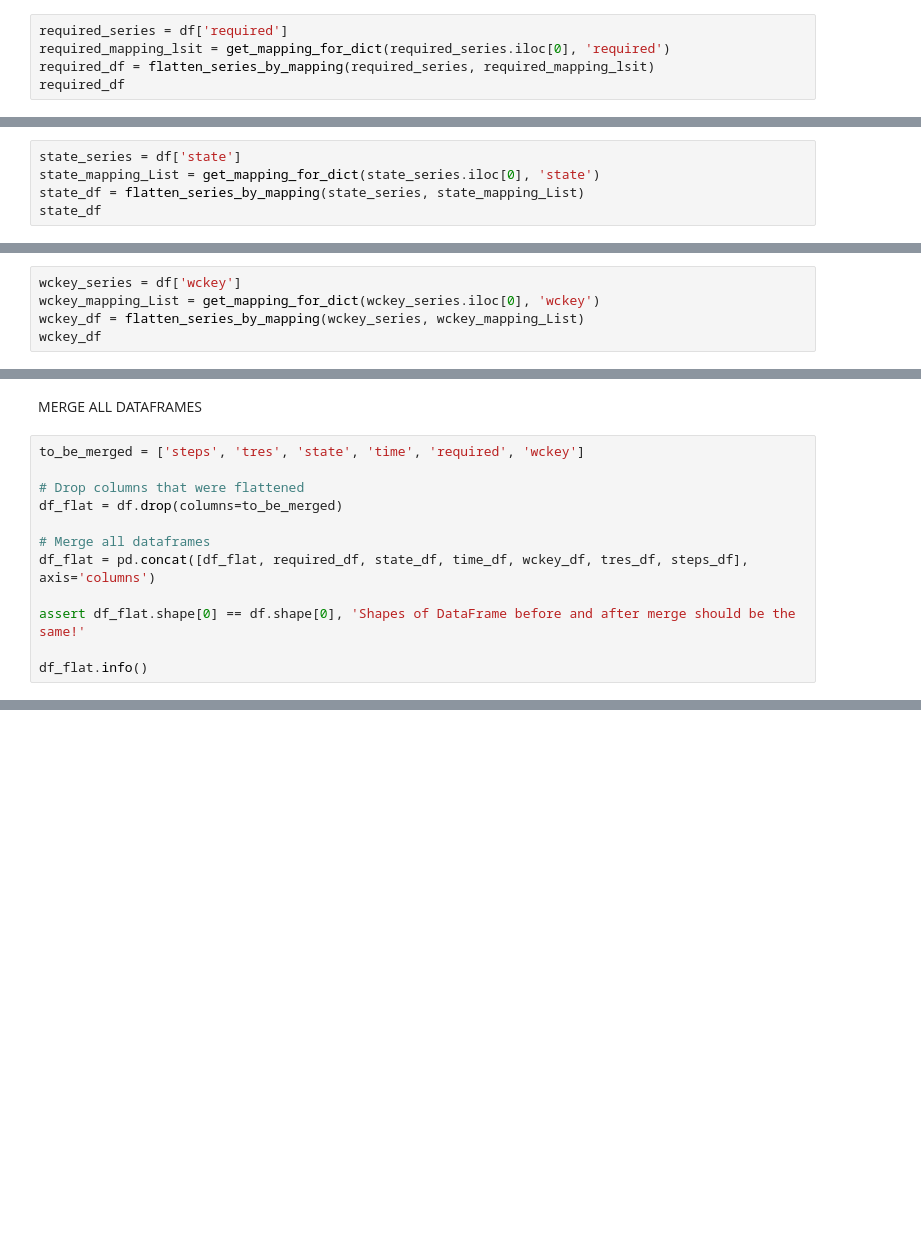
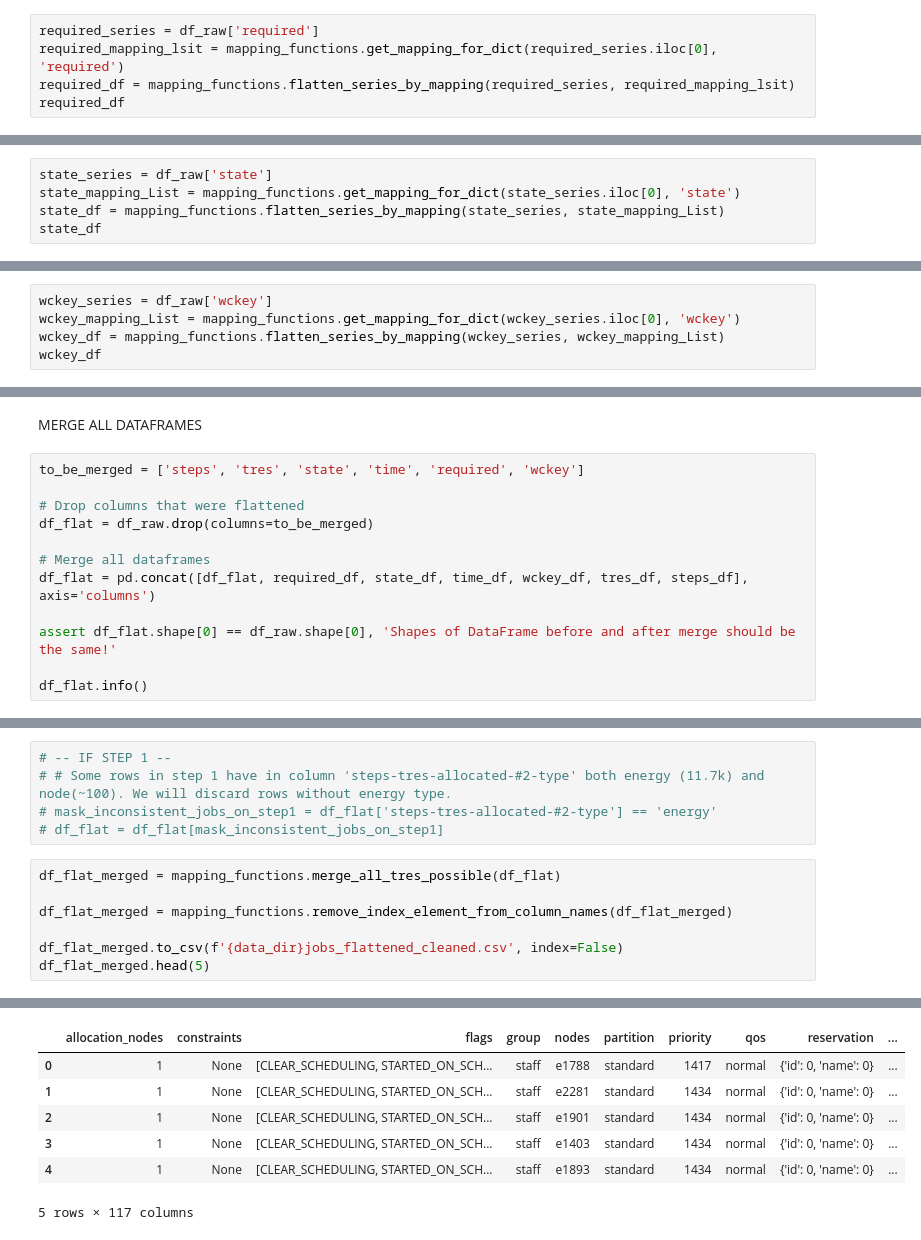
Before and after one commit to admire-eurohpc/AnomalyDetection, a Jupyter notebook: notebooks/transform.ipynb, the cells around one changed output, grey strips where cells are left out. Drawn from its saved outputs; the diff is of its cells as text; blank space fills up the shorter version.

```diff
--- a/notebooks/transform.ipynb
+++ b/notebooks/transform.ipynb
@@ -142,9 +190,9 @@ time_df
 # %% [markdown]
 Transform required
 # %%
-required_series = df['required']
-required_mapping_lsit = get_mapping_for_dict(required_series.iloc[0], 'required')
-required_df = flatten_series_by_mapping(required_series, required_mapping_lsit)
+required_series = df_raw['required']
+required_mapping_lsit = mapping_functions.get_mapping_for_dict(required_series.iloc[0], 'required')
+required_df = mapping_functions.flatten_series_by_mapping(required_series, required_mapping_lsit)
 required_df
 # %% [output]
 |  | required-CPUs | required-memory |
@@ -163,9 +211,9 @@ required_df
 # %% [markdown]
 Transform state
 # %%
-state_series = df['state']
-state_mapping_List = get_mapping_for_dict(state_series.iloc[0], 'state')
-state_df = flatten_series_by_mapping(state_series, state_mapping_List)
+state_series = df_raw['state']
+state_mapping_List = mapping_functions.get_mapping_for_dict(state_series.iloc[0], 'state')
+state_df = mapping_functions.flatten_series_by_mapping(state_series, state_mapping_List)
 state_df
 # %% [output]
 |  | state-current | state-reason |
@@ -184,9 +232,9 @@ state_df
 # %% [markdown]
 Transform wckey
 # %%
-wckey_series = df['wckey']
-wckey_mapping_List = get_mapping_for_dict(wckey_series.iloc[0], 'wckey')
-wckey_df = flatten_series_by_mapping(wckey_series, wckey_mapping_List)
+wckey_series = df_raw['wckey']
+wckey_mapping_List = mapping_functions.get_mapping_for_dict(wckey_series.iloc[0], 'wckey')
+wckey_df = mapping_functions.flatten_series_by_mapping(wckey_series, wckey_mapping_List)
 wckey_df
 # %% [output]
 |  | wckey-wckey | wckey-flags |
@@ -208,12 +256,12 @@ MERGE ALL DATAFRAMES
 to_be_merged = ['steps', 'tres', 'state', 'time', 'required', 'wckey']
 
 # Drop columns that were flattened
-df_flat = df.drop(columns=to_be_merged)
+df_flat = df_raw.drop(columns=to_be_merged)
 
 # Merge all dataframes
 df_flat = pd.concat([df_flat, required_df, state_df, time_df, wckey_df, tres_df, steps_df], axis='columns')
 
-assert df_flat.shape[0] == df.shape[0], 'Shapes of DataFrame before and after merge should be the same!'
+assert df_flat.shape[0] == df_raw.shape[0], 'Shapes of DataFrame before and after merge should be the same!'
 
 df_flat.info()
 # %% [output]
@@ -338,0 +275,13 @@ Colpath does not exist! : tres-requested-#5-type
+# %%
+# -- IF STEP 1 --
+# # Some rows in step 1 have in column 'steps-tres-allocated-#2-type' both energy (11.7k) and node(~100). We will discard rows without energy type.
+# mask_inconsistent_jobs_on_step1 = df_flat['steps-tres-allocated-#2-type'] == 'energy'
+# df_flat = df_flat[mask_inconsistent_jobs_on_step1]
+# %%
+df_flat_merged = mapping_functions.merge_all_tres_possible(df_flat)
+
+df_flat_merged = mapping_functions.remove_index_element_from_column_names(df_flat_merged)
+
+df_flat_merged.to_csv(f'{data_dir}jobs_flattened_cleaned.csv', index=False)
+df_flat_merged.head(5)
+# %% [output]
@@ -338,0 +305,7 @@ Colpath does not exist! : tres-requested-#5-type
+|  | allocation_nodes | constraints | flags | group | nodes | partition | priority | qos | reservation | ... |
+| 0 | 1 | None | [CLEAR_SCHEDULING, STARTED_ON_SCH... | staff | e1788 | standard | 1417 | normal | {'id': 0, 'name': 0} | ... |
+| 1 | 1 | None | [CLEAR_SCHEDULING, STARTED_ON_SCH... | staff | e2281 | standard | 1434 | normal | {'id': 0, 'name': 0} | ... |
+| 2 | 1 | None | [CLEAR_SCHEDULING, STARTED_ON_SCH... | staff | e1901 | standard | 1434 | normal | {'id': 0, 'name': 0} | ... |
+| 3 | 1 | None | [CLEAR_SCHEDULING, STARTED_ON_SCH... | staff | e1403 | standard | 1434 | normal | {'id': 0, 'name': 0} | ... |
+| 4 | 1 | None | [CLEAR_SCHEDULING, STARTED_ON_SCH... | staff | e1893 | standard | 1434 | normal | {'id': 0, 'name': 0} | ... |
+5 rows × 117 columns
```
Also changed, not shown: parts of 15 cells of this notebook, 1 other file.
